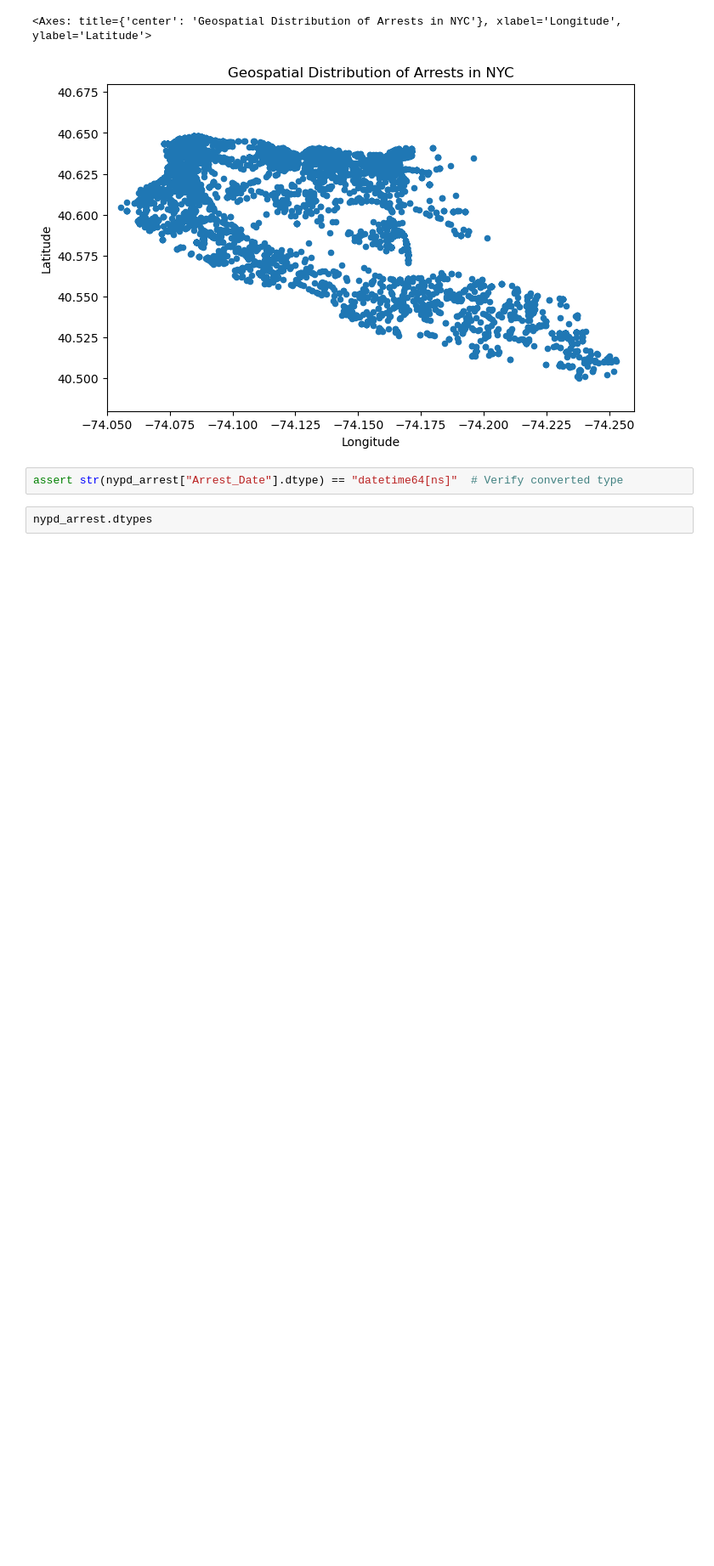
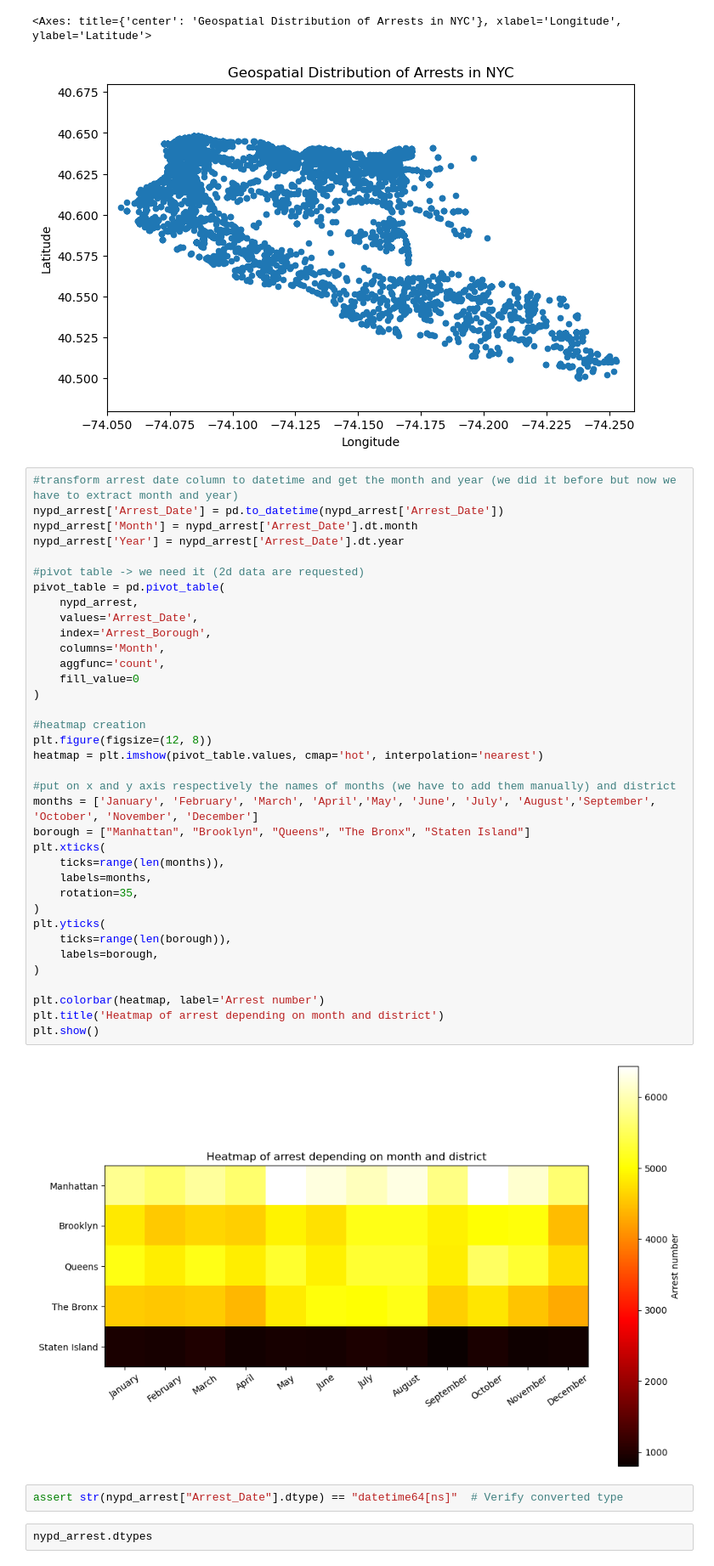
Before and after one commit to abhinna1/CSE4-587-Data-Intensive-Computing, a Jupyter notebook: src/EDA.ipynb, the cells around one changed output. Shown at 85% size. Drawn from its saved outputs; the diff is of its cells as text; blank space fills up the shorter version.

Commit message:
heat map graph added

```diff
--- a/src/EDA.ipynb
+++ b/src/EDA.ipynb
@@ -159,6 +139,44 @@ nypd_arrest.plot.scatter(x="Longitude",y="Latitude",figsize=(8, 5),title="Geospa
 # %% [output]
 <Axes: title={'center': 'Geospatial Distribution of Arrests in NYC'}, xlabel='Longitude', ylabel='Latitude'>
 [figure]
+# %%
+#transform arrest date column to datetime and get the month and year (we did it before but now we have to extract month and year)
+nypd_arrest['Arrest_Date'] = pd.to_datetime(nypd_arrest['Arrest_Date'])
+nypd_arrest['Month'] = nypd_arrest['Arrest_Date'].dt.month
+nypd_arrest['Year'] = nypd_arrest['Arrest_Date'].dt.year
+
+#pivot table -> we need it (2d data are requested)
+pivot_table = pd.pivot_table(
+    nypd_arrest,
+    values='Arrest_Date',
+    index='Arrest_Borough',
+    columns='Month',
+    aggfunc='count',
+    fill_value=0
+)
+
+#heatmap creation
+plt.figure(figsize=(12, 8))
+heatmap = plt.imshow(pivot_table.values, cmap='hot', interpolation='nearest')
+
+#put on x and y axis respectively the names of months (we have to add them manually) and district
+months = ['January', 'February', 'March', 'April','May', 'June', 'July', 'August','September', 'October', 'November', 'December']
+borough = ["Manhattan", "Brooklyn", "Queens", "The Bronx", "Staten Island"]
+plt.xticks(
+    ticks=range(len(months)),
+    labels=months,
+    rotation=35,
+)
+plt.yticks(
+    ticks=range(len(borough)),
+    labels=borough,
+)
+
+plt.colorbar(heatmap, label='Arrest number')
+plt.title('Heatmap of arrest depending on month and district')
+plt.show()
+# %% [output]
+[figure, added]
 # %%
 assert str(nypd_arrest["Arrest_Date"].dtype) == "datetime64[ns]"  # Verify converted type
 # %%
```
Also changed, not shown: parts of 10 cells of this notebook.
